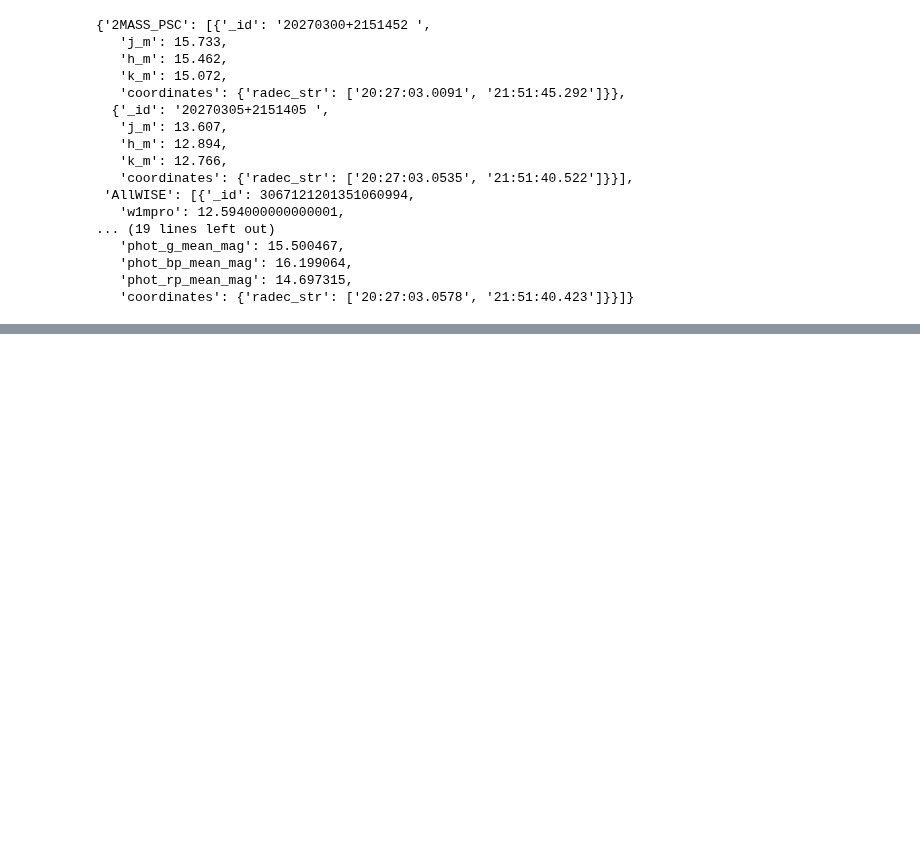
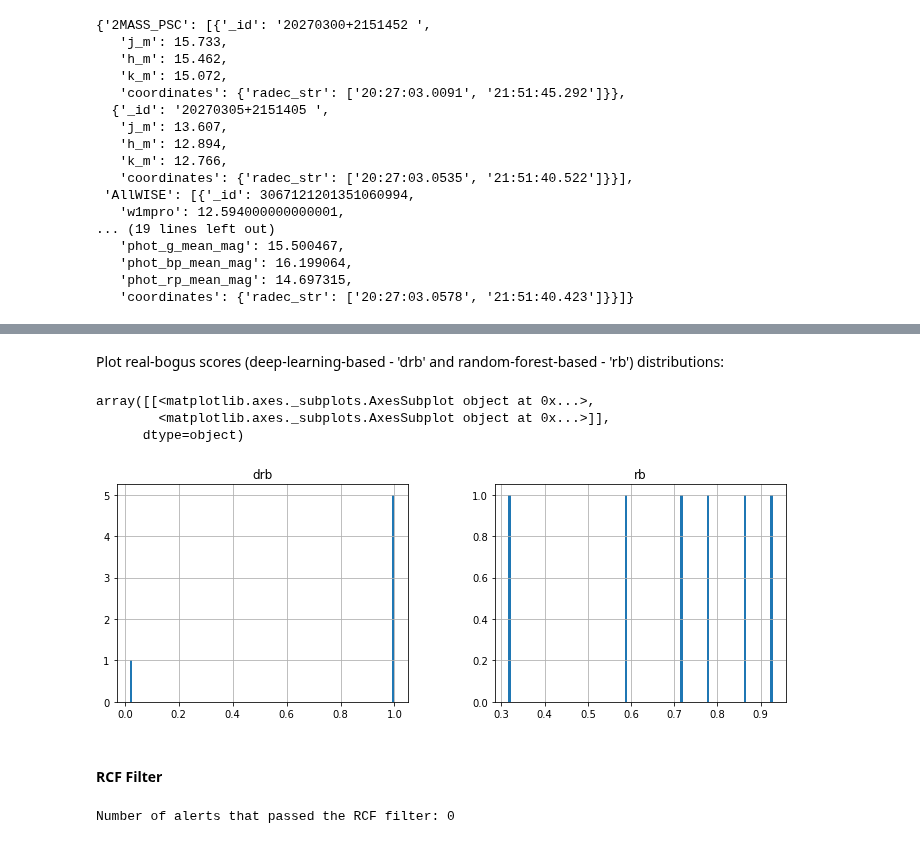
Before and after one commit to dmitryduev/kowalski-archived, a Jupyter notebook: nb/tess.ipynb, the cells around one changed output, grey strips where cells are left out. Cells and saved outputs as stored; diff of their text form; code cells hidden in the pictures; blank space fills up the shorter version.

```diff
--- a/nb/tess.ipynb
+++ b/nb/tess.ipynb
@@ -646 +669,12 @@ dfc
 6 rows × 103 columns
+# %% [markdown]
+Plot real-bogus scores (deep-learning-based - 'drb' and random-forest-based - 'rb') distributions:
+# %%
+dfc.hist(['drb', 'rb'], bins=100, grid={'lw': 0.1}, figsize=(12, 4))
+# %% [output]
+array([[<matplotlib.axes._subplots.AxesSubplot object at 0x...>,
+        <matplotlib.axes._subplots.AxesSubplot object at 0x...>]],
+      dtype=object)
+[figure, added]
+# %% [markdown]
+#### RCF Filter
@@ -646,0 +956,13 @@ dfc
+# %%
+alerts_RCF = []
+
+for p in tqdm(path.glob('*.json'), total=n_alerts):
+    with open(p, 'r') as f:
+        alert = json.load(f)
+        fon, anno = alert_filter__RCF(alert)
+        if fon:
+            alerts_RCF.append(alert)
+
+print(f'Number of alerts that passed the RCF filter: {len(alerts_RCF)}')
+# %% [output]
+Number of alerts that passed the RCF filter: 0
```
Also changed, not shown: parts of 8 cells of this notebook, 1 other file.
